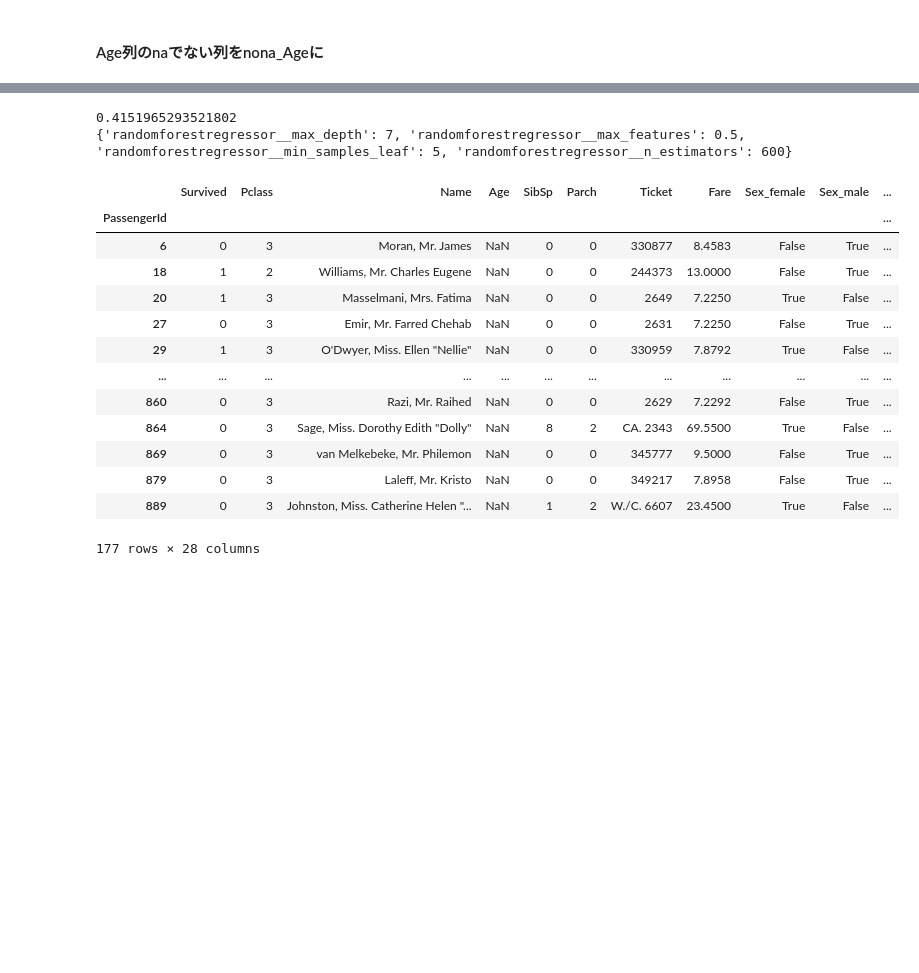
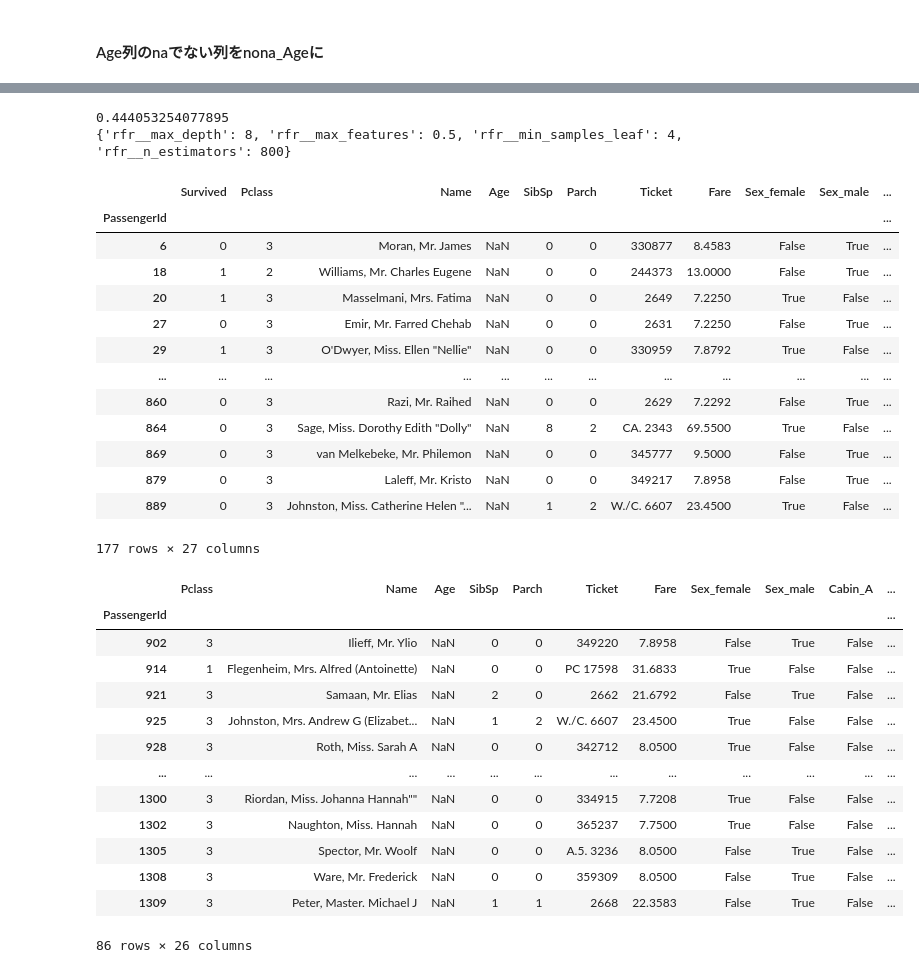
Before and after one commit to CHU1PC/kaggle_comp, a Jupyter notebook: titanic/2025-july-12/look_at_data.ipynb, the cells around one changed output, grey strips where cells are left out. Saved outputs shown, nothing was run; the diff lists cells and outputs as text; code cells hidden in the pictures; blank space fills up the shorter version.

```diff
--- a/titanic/2025-july-12/look_at_data.ipynb
+++ b/titanic/2025-july-12/look_at_data.ipynb
@@ -214,6 +260,7 @@ train_data
 # %% [markdown]
 ### Sex, Cabin, Embarked, Pclass, Honorificsをone-hot vector化
 # %%
-train_data = pd.get_dummies(train_data, columns=["Sex", "Cabin", "Embarked", "Honorifics"])
+train_data = pd.get_dummies(train_data, columns=["Sex", "Cabin", "Embarked", "Honorifics"]).drop("Cabin_T", axis=1)
+test_data = pd.get_dummies(test_data, columns=["Sex", "Cabin", "Embarked", "Honorifics"])
 # %% [markdown]
 #### Age列のnaでない列をnona_Ageに
@@ -220,5 +269,11 @@ train_data = pd.get_dummies(train_data, columns=["Sex", "Cabin", "Embarked", "Ho
 # %%
-age_na_idx = train_data["Age"].isna()
-nona_Age = train_data[train_data["Age"].notna()]
+train_age_na_idx = train_data["Age"].isna()
+test_age_na_idx = test_data["Age"].isna()
+
+
+train_nona_Age = train_data[train_data["Age"].notna()]
+test_nona_Age = test_data[test_data["Age"].notna()]
+nona_Age = pd.concat([train_nona_Age, test_nona_Age], ignore_index=True).drop(["Survived"], axis=1)
+
 X_age_train, y_age_train = nona_Age.drop(["Name", "Ticket", "Age"], axis=1), nona_Age["Age"]
 # %%
@@ -258,24 +316,24 @@ print(grid_logreg.best_params_)
 # %%
-pipe_rf = make_pipeline(
-    StandardScaler(),
-    RandomForestRegressor(random_state=42)
-)
+pipe_age_rf = Pipeline([
+    ("scaler", StandardScaler()),
+    ("rfr", RandomForestRegressor(random_state=42))
+])
 
-param_grid_rf = {"randomforestregressor__n_estimators": [600, 700, 800, 1000],
-                 "randomforestregressor__max_depth": [5, 6, 7, 8],
-                 "randomforestregressor__min_samples_leaf": [4, 5, 6, 7, 8],
-                 "randomforestregressor__max_features": [0.4, 0.5, 0.6]}
+param_grid_rf = {"rfr__n_estimators": [600, 700, 800, 1000],
+                 "rfr__max_depth": [5, 6, 7, 8],
+                 "rfr__min_samples_leaf": [4, 5, 6, 7, 8],
+                 "rfr__max_features": [0.4, 0.5, 0.6]}
 
-grid_rf = GridSearchCV(pipe_rf, param_grid_rf, cv=10, n_jobs=-1)
-grid_rf.fit(X_age_train, y_age_train)
+grid_age_rf = GridSearchCV(pipe_age_rf, param_grid_rf, cv=10, n_jobs=-1)
+grid_age_rf.fit(X_age_train, y_age_train)
 
-print(grid_rf.best_score_)
-print(grid_rf.best_params_)
+print(grid_age_rf.best_score_)
+print(grid_age_rf.best_params_)
 # %% [output]
-0.4151965293521802
-{'randomforestregressor__max_depth': 7, 'randomforestregressor__max_features': 0.5, 'randomforestregressor__min_samples_leaf': 5, 'randomforestregressor__n_estimators': 600}
+0.444053254077895
+{'rfr__max_depth': 8, 'rfr__max_features': 0.5, 'rfr__min_samples_leaf': 4, 'rfr__n_estimators': 800}
 # %%
-train_data[age_na_idx]
+train_data[train_age_na_idx]
 # %% [output]
 |  | Survived | Pclass | Name | Age | SibSp | Parch | Ticket | Fare | Sex_female | Sex_male | ... |
 | PassengerId |  |  |  |  |  |  |  |  |  |  | ... |
@@ -290,5 +348,22 @@ train_data[age_na_idx]
 | 869 | 0 | 3 | van Melkebeke, Mr. Philemon | NaN | 0 | 0 | 345777 | 9.5000 | False | True | ... |
 | 879 | 0 | 3 | Laleff, Mr. Kristo | NaN | 0 | 0 | 349217 | 7.8958 | False | True | ... |
 | 889 | 0 | 3 | Johnston, Miss. Catherine Helen "... | NaN | 1 | 2 | W./C. 6607 | 23.4500 | True | False | ... |
-177 rows × 28 columns
+177 rows × 27 columns
+# %%
+test_data[test_age_na_idx]
+# %% [output]
+|  | Pclass | Name | Age | SibSp | Parch | Ticket | Fare | Sex_female | Sex_male | Cabin_A | ... |
+| PassengerId |  |  |  |  |  |  |  |  |  |  | ... |
+| 902 | 3 | Ilieff, Mr. Ylio | NaN | 0 | 0 | 349220 | 7.8958 | False | True | False | ... |
+| 914 | 1 | Flegenheim, Mrs. Alfred (Antoinette) | NaN | 0 | 0 | PC 17598 | 31.6833 | True | False | False | ... |
+| 921 | 3 | Samaan, Mr. Elias | NaN | 2 | 0 | 2662 | 21.6792 | False | True | False | ... |
+| 925 | 3 | Johnston, Mrs. Andrew G (Elizabet... | NaN | 1 | 2 | W./C. 6607 | 23.4500 | True | False | False | ... |
+| 928 | 3 | Roth, Miss. Sarah A | NaN | 0 | 0 | 342712 | 8.0500 | True | False | False | ... |
+| ... | ... | ... | ... | ... | ... | ... | ... | ... | ... | ... | ... |
+| 1300 | 3 | Riordan, Miss. Johanna Hannah"" | NaN | 0 | 0 | 334915 | 7.7208 | True | False | False | ... |
+| 1302 | 3 | Naughton, Miss. Hannah | NaN | 0 | 0 | 365237 | 7.7500 | True | False | False | ... |
+| 1305 | 3 | Spector, Mr. Woolf | NaN | 0 | 0 | A.5. 3236 | 8.0500 | False | True | False | ... |
+| 1308 | 3 | Ware, Mr. Frederick | NaN | 0 | 0 | 359309 | 8.0500 | False | True | False | ... |
+| 1309 | 3 | Peter, Master. Michael J | NaN | 1 | 1 | 2668 | 22.3583 | False | True | False | ... |
+86 rows × 26 columns
 # %%
```
Also changed, not shown: parts of 19 cells of this notebook.
